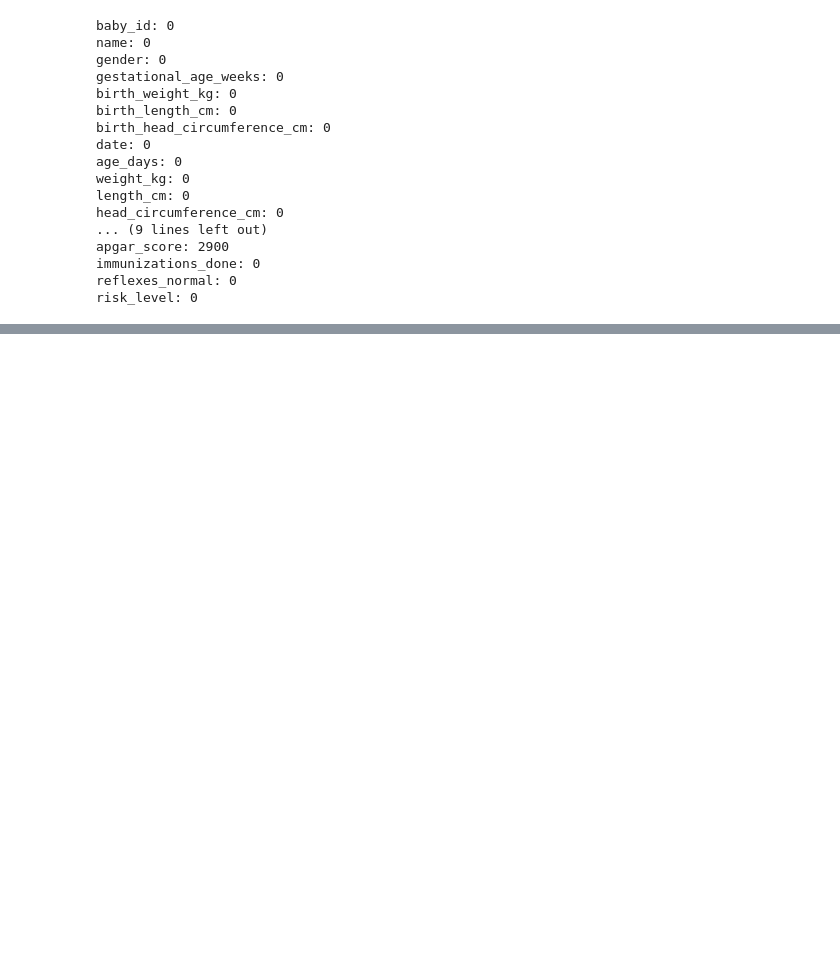
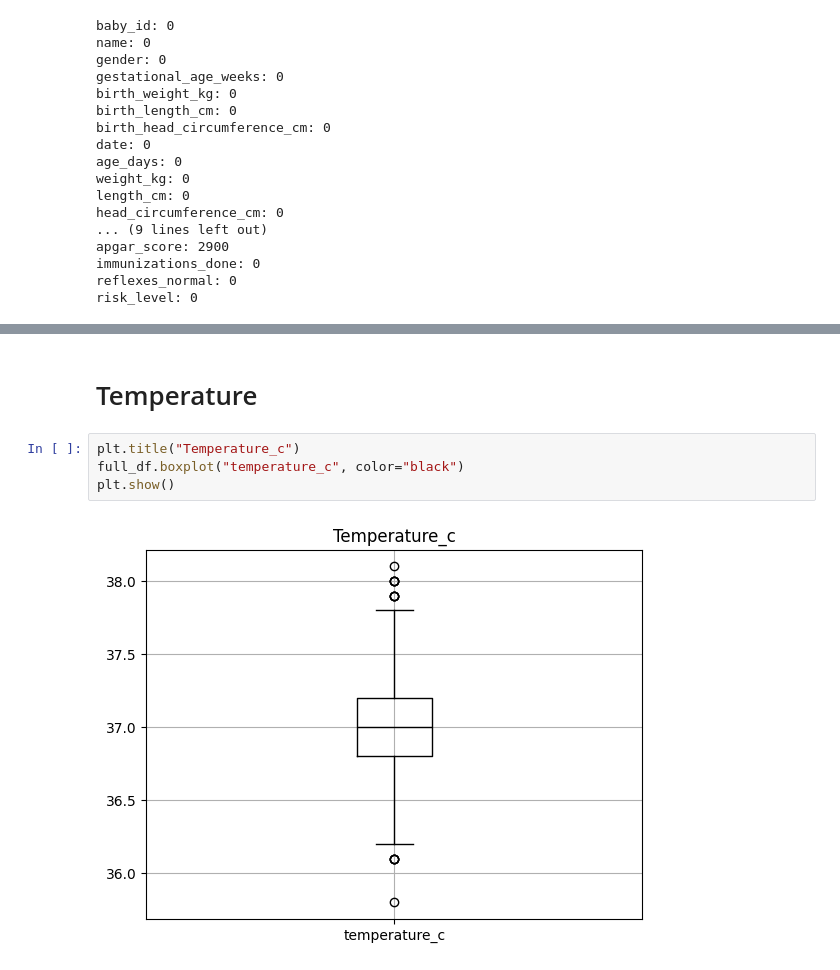
Before and after one commit to rsanche4/MA541-Project, a Jupyter notebook: GenderAndGestationalAge.ipynb, the cells around one changed output, grey strips where cells are left out. Drawn from its saved outputs; the diff is of its cells as text; blank space fills up the shorter version.

```diff
--- a/GenderAndGestationalAge.ipynb
+++ b/GenderAndGestationalAge.ipynb
@@ -44,0 +86,8 @@ risk_level: 0
+# %% [markdown]
+# Temperature
+# %%
+plt.title("Temperature_c")
+full_df.boxplot("temperature_c", color="black")
+plt.show()
+# %% [output]
+[figure, added]
```
Also changed, not shown: parts of 20 cells of this notebook.
